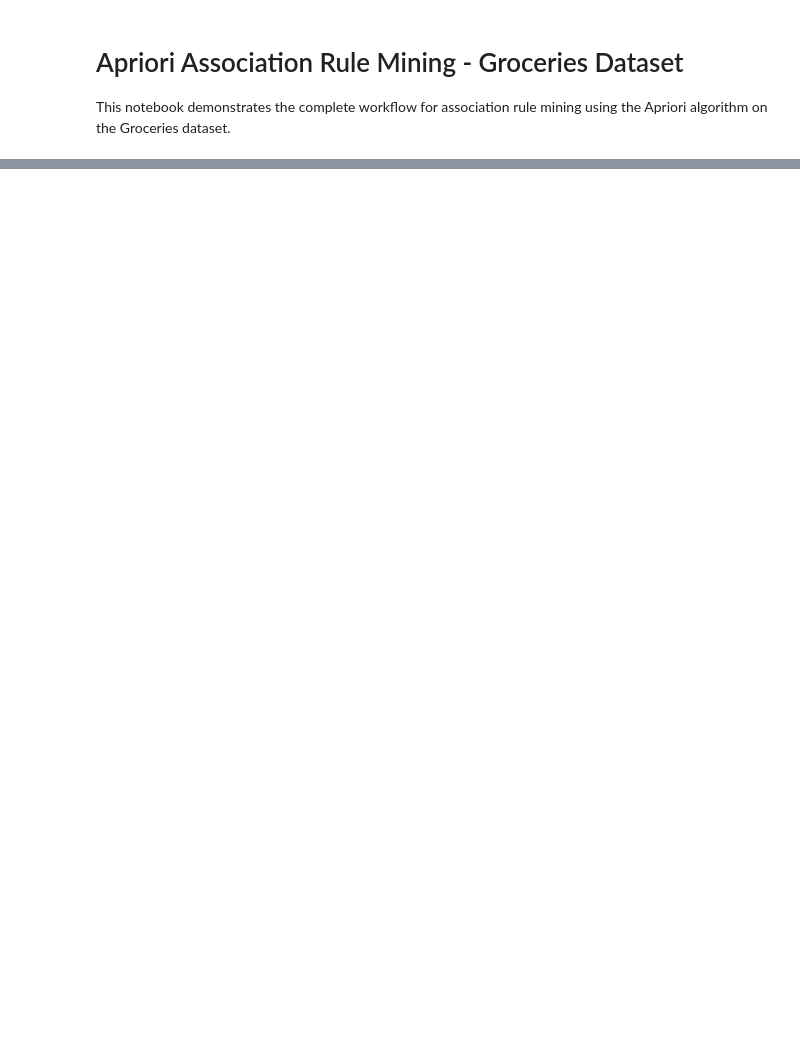
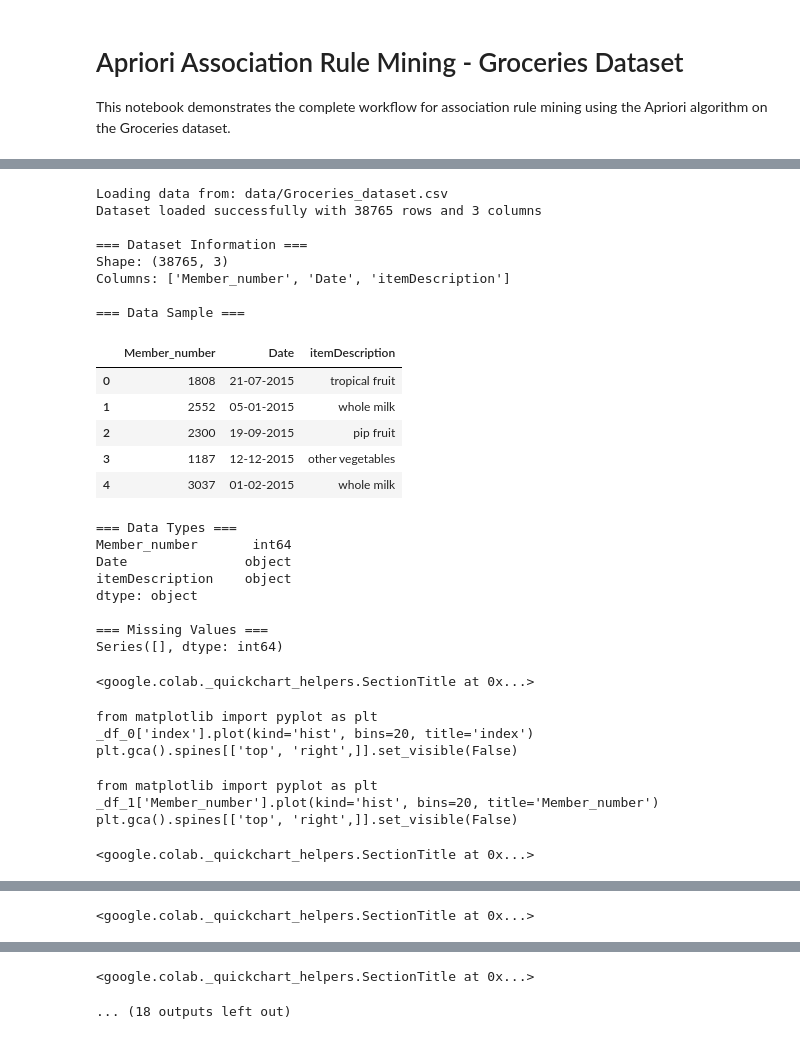
Before and after one commit to VanAnhstudents/apriori-grocery-analysis, a Jupyter notebook: notebooks/apriori_analysis.ipynb, the cells around one changed output, grey strips where cells are left out. Drawn from its saved outputs; the diff is of its cells as text; code cells hidden in the pictures; blank space fills up the shorter version.

```diff
--- a/notebooks/apriori_analysis.ipynb
+++ b/notebooks/apriori_analysis.ipynb
@@ -46,0 +378,77 @@ Google Drive mounted successfully
+# %%
+# Tạo instance của DataPreprocessor
+preprocessor = DataPreprocessor()
+
+# Tải dữ liệu - sử dụng đường dẫn tương đối trong repository
+file_path = 'data/Groceries_dataset.csv'  # Đường dẫn trong repository
+
+# Kiểm tra xem file có tồn tại không
+if not os.path.exists(file_path):
+    print(f"File {file_path} not found. Available files:")
+    !find . -name "*.csv" -type f
+    # Thử đường dẫn khác
+    file_path = './Groceries_dataset.csv'
+    if not os.path.exists(file_path):
+        file_path = 'Groceries_dataset.csv'
+
+print(f"Loading data from: {file_path}")
+data = preprocessor.load_data(file_path)
+
+# Hiển thị thông tin cơ bản về dataset
+if data is not None:
+    print("\n=== Dataset Information ===")
+    print(f"Shape: {data.shape}")
+    print(f"Columns: {data.columns.tolist()}")
+
+    print("\n=== Data Sample ===")
+    display(data.head())
+
+    print("\n=== Data Types ===")
+    print(data.dtypes)
+
+    print("\n=== Missing Values ===")
+    missing_values = data.isnull().sum()
+    print(missing_values[missing_values > 0])
+else:
+    print("❌ Failed to load data")
+    # Tạo dữ liệu mẫu để demo
+    print("Creating sample data for demonstration...")
+    sample_data = {
+        'Member_number': [1, 1, 2, 2, 3, 3, 3],
+        'Date': ['2023-01-01', '2023-01-01', '2023-01-02', '2023-01-02', '2023-01-03', '2023-01-03', '2023-01-03'],
+        'itemDescription': ['milk', 'bread', 'milk', 'butter', 'bread', 'butter', 'cheese']
+    }
+    data = pd.DataFrame(sample_data)
+    preprocessor.data = data
+    display(data.head())
+# %% [output]
+Loading data from: data/Groceries_dataset.csv
+Dataset loaded successfully with 38765 rows and 3 columns
+
+=== Dataset Information ===
+Shape: (38765, 3)
+Columns: ['Member_number', 'Date', 'itemDescription']
+
+=== Data Sample ===
+|  | Member_number | Date | itemDescription |
+| 0 | 1808 | 21-07-2015 | tropical fruit |
+| 1 | 2552 | 05-01-2015 | whole milk |
+| 2 | 2300 | 19-09-2015 | pip fruit |
+| 3 | 1187 | 12-12-2015 | other vegetables |
+| 4 | 3037 | 01-02-2015 | whole milk |
+=== Data Types ===
+Member_number       int64
+Date               object
+itemDescription    object
+dtype: object
+
+=== Missing Values ===
+Series([], dtype: int64)
+<google.colab._quickchart_helpers.SectionTitle at 0x...>
+from matplotlib import pyplot as plt
+_df_0['index'].plot(kind='hist', bins=20, title='index')
+plt.gca().spines[['top', 'right',]].set_visible(False)
+from matplotlib import pyplot as plt
+_df_1['Member_number'].plot(kind='hist', bins=20, title='Member_number')
+plt.gca().spines[['top', 'right',]].set_visible(False)
+<google.colab._quickchart_helpers.SectionTitle at 0x...>
@@ -46,0 +463 @@ Google Drive mounted successfully
+<google.colab._quickchart_helpers.SectionTitle at 0x...>
@@ -46,0 +467,2 @@ Google Drive mounted successfully
+<google.colab._quickchart_helpers.SectionTitle at 0x...>
+... (18 outputs left out)
```
Also changed, not shown: parts of 16 cells of this notebook.
